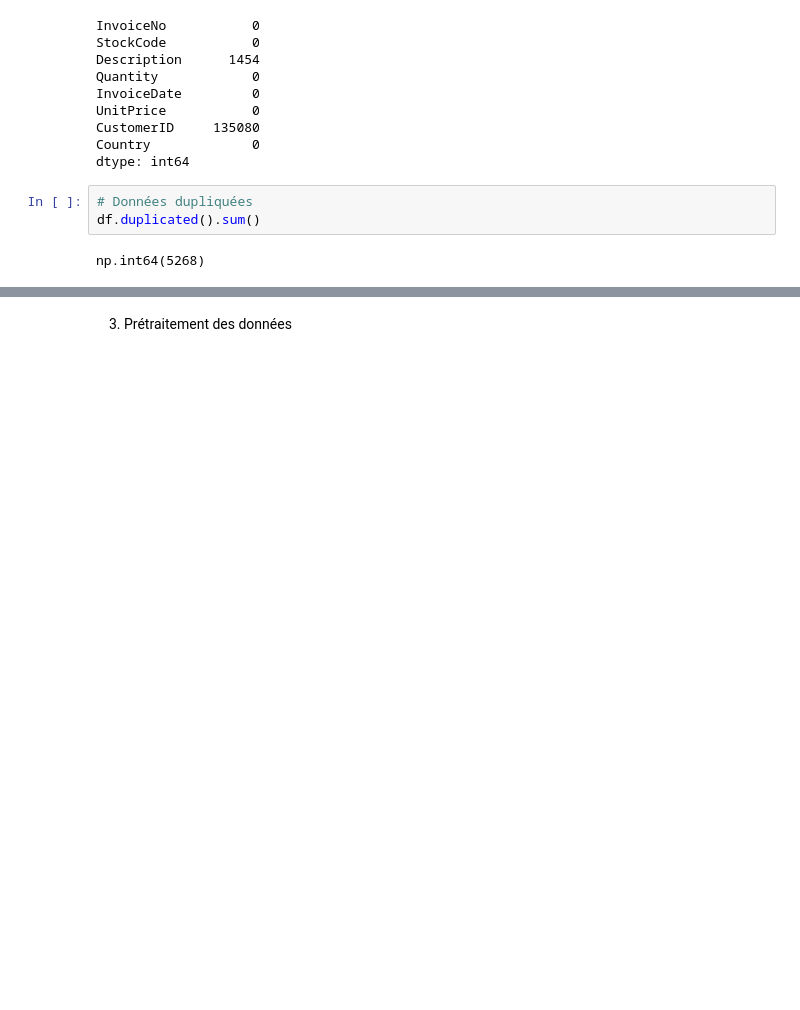
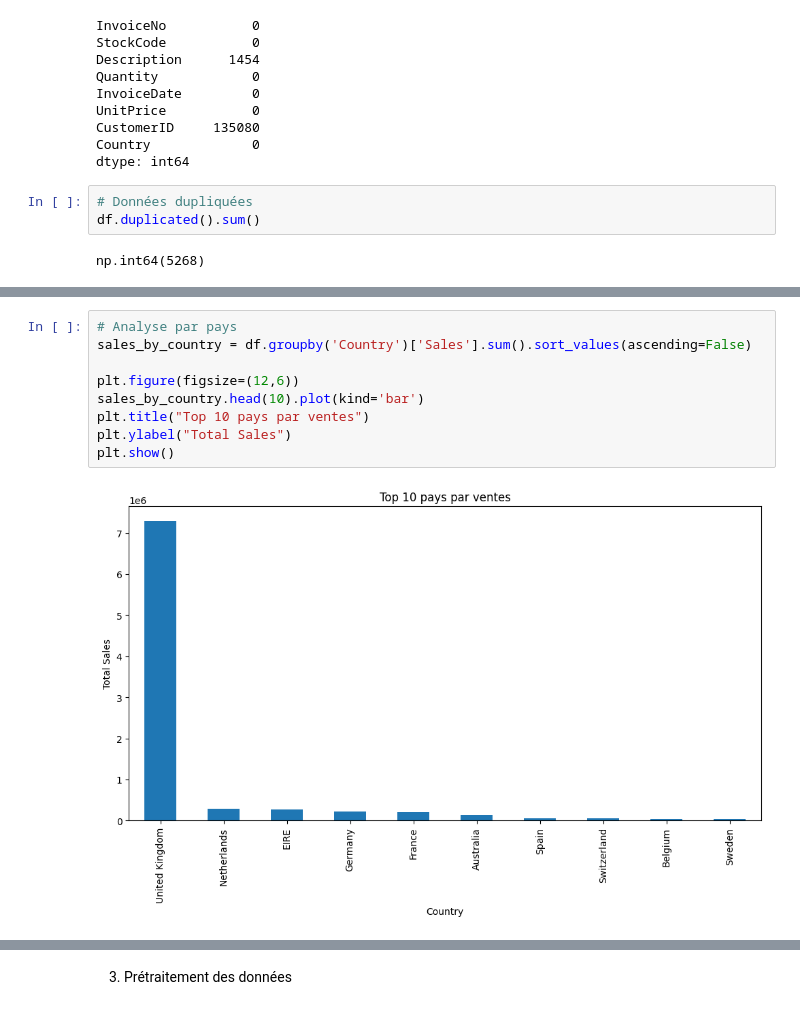
Before and after one commit to saoftware/sale_evaluate, a Jupyter notebook: tp5.ipynb, the cells around one changed output, grey strips where cells are left out. Drawn from its saved outputs; the diff is of its cells as text; blank space fills up the shorter version.

```diff
--- a/tp5.ipynb
+++ b/tp5.ipynb
@@ -130,0 +186,11 @@ plt.show()
+# %%
+# Analyse par pays
+sales_by_country = df.groupby('Country')['Sales'].sum().sort_values(ascending=False)
+
+plt.figure(figsize=(12,6))
+sales_by_country.head(10).plot(kind='bar')
+plt.title("Top 10 pays par ventes")
+plt.ylabel("Total Sales")
+plt.show()
+# %% [output]
+[figure, added]
```
Also changed, not shown: parts of 37 cells of this notebook, 5 other files.
